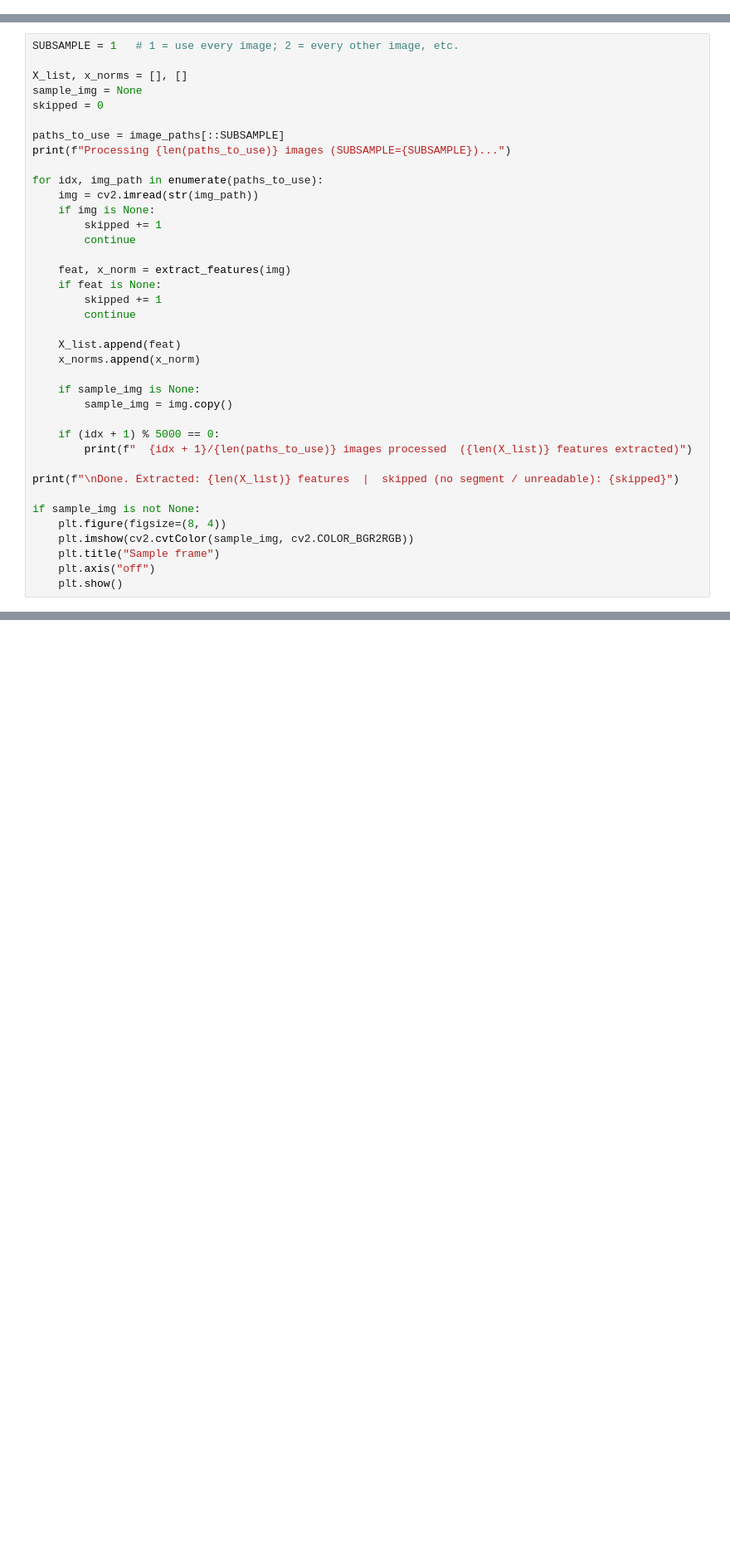
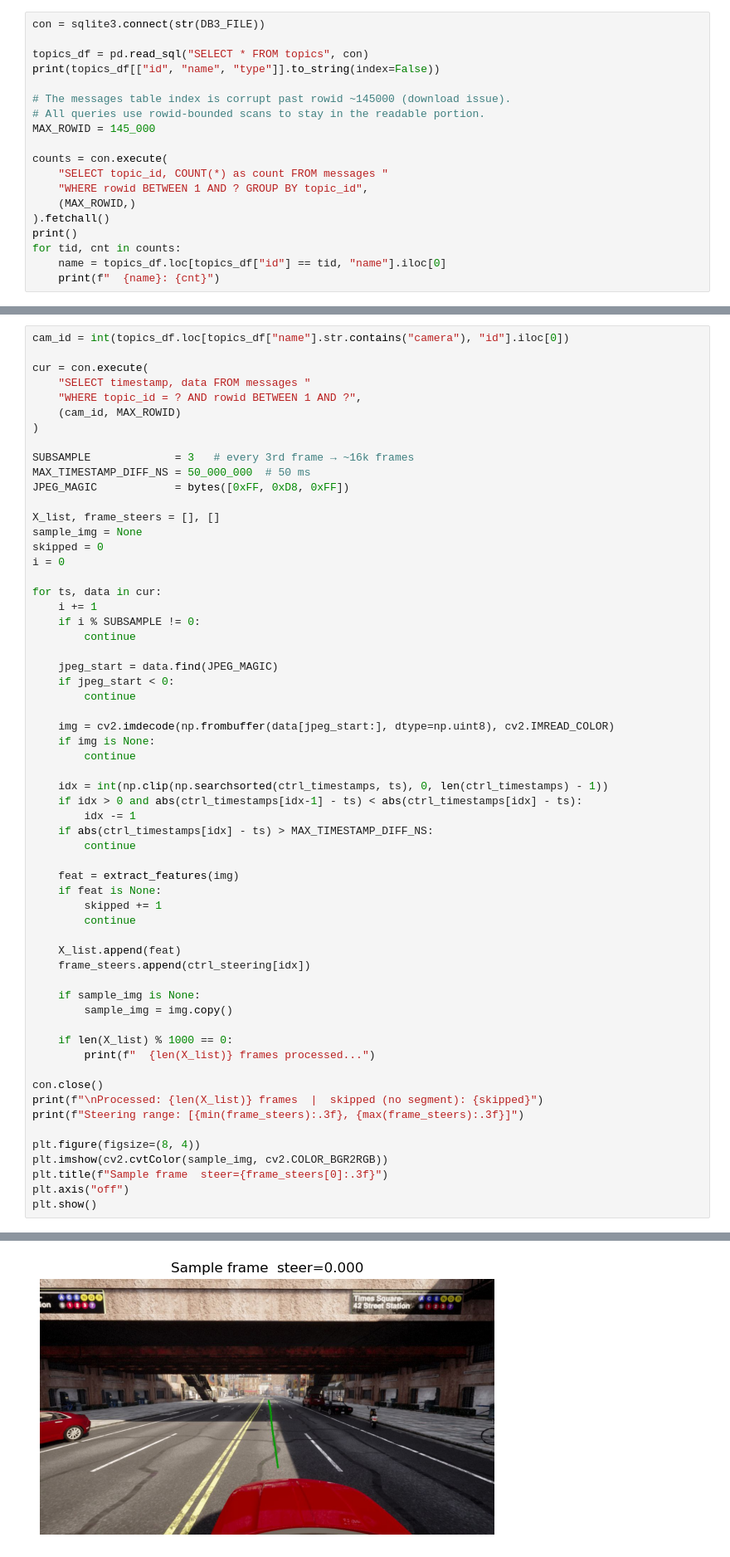
Before and after one commit to dccelectronicsgermany/Autonomous_Systems_A_Lab_Group_4, a Jupyter notebook: notebooks/01_extract_dataset.ipynb, the cells around one changed output, grey strips where cells are left out. Shown at 83% size. Saved outputs shown, nothing was run; the diff lists cells and outputs as text; blank space fills up the shorter version.

Commit message:
Updated Extract Data Set Notebook

```diff
--- a/notebooks/01_extract_dataset.ipynb
+++ b/notebooks/01_extract_dataset.ipynb
@@ -58,0 +62,19 @@ print(f"Last  image: {image_paths[-1].name}")
+# %%
+con = sqlite3.connect(str(DB3_FILE))
+
+topics_df = pd.read_sql("SELECT * FROM topics", con)
+print(topics_df[["id", "name", "type"]].to_string(index=False))
+
+# The messages table index is corrupt past rowid ~145000 (download issue).
+# All queries use rowid-bounded scans to stay in the readable portion.
+MAX_ROWID = 145_000
+
+counts = con.execute(
+    "SELECT topic_id, COUNT(*) as count FROM messages "
+    "WHERE rowid BETWEEN 1 AND ? GROUP BY topic_id",
+    (MAX_ROWID,)
+).fetchall()
+print()
+for tid, cnt in counts:
+    name = topics_df.loc[topics_df["id"] == tid, "name"].iloc[0]
+    print(f"  {name}: {cnt}")
@@ -154,38 +214,61 @@ Every image in `IMAGES_DIR` is loaded, features are extracted, and the label is
 # %%
-SUBSAMPLE = 1   # 1 = use every image; 2 = every other image, etc.
+cam_id = int(topics_df.loc[topics_df["name"].str.contains("camera"), "id"].iloc[0])
 
-X_list, x_norms = [], []
+cur = con.execute(
+    "SELECT timestamp, data FROM messages "
+    "WHERE topic_id = ? AND rowid BETWEEN 1 AND ?",
+    (cam_id, MAX_ROWID)
+)
+
+SUBSAMPLE             = 3   # every 3rd frame → ~16k frames
+MAX_TIMESTAMP_DIFF_NS = 50_000_000  # 50 ms
+JPEG_MAGIC            = bytes([0xFF, 0xD8, 0xFF])
+
+X_list, frame_steers = [], []
 sample_img = None
 skipped = 0
+i = 0
 
-paths_to_use = image_paths[::SUBSAMPLE]
-print(f"Processing {len(paths_to_use)} images (SUBSAMPLE={SUBSAMPLE})...")
-
-for idx, img_path in enumerate(paths_to_use):
-    img = cv2.imread(str(img_path))
-    if img is None:
-        skipped += 1
+for ts, data in cur:
+    i += 1
+    if i % SUBSAMPLE != 0:
         continue
 
-    feat, x_norm = extract_features(img)
+    jpeg_start = data.find(JPEG_MAGIC)
+    if jpeg_start < 0:
+        continue
+
+    img = cv2.imdecode(np.frombuffer(data[jpeg_start:], dtype=np.uint8), cv2.IMREAD_COLOR)
+    if img is None:
+        continue
+
+    idx = int(np.clip(np.searchsorted(ctrl_timestamps, ts), 0, len(ctrl_timestamps) - 1))
+    if idx > 0 and abs(ctrl_timestamps[idx-1] - ts) < abs(ctrl_timestamps[idx] - ts):
+        idx -= 1
+    if abs(ctrl_timestamps[idx] - ts) > MAX_TIMESTAMP_DIFF_NS:
+        continue
+
+    feat = extract_features(img)
     if feat is None:
         skipped += 1
         continue
 
     X_list.append(feat)
-    x_norms.append(x_norm)
+    frame_steers.append(ctrl_steering[idx])
 
     if sample_img is None:
         sample_img = img.copy()
 
-    if (idx + 1) % 5000 == 0:
-        print(f"  {idx + 1}/{len(paths_to_use)} images processed  ({len(X_list)} features extracted)")
+    if len(X_list) % 1000 == 0:
+        print(f"  {len(X_list)} frames processed...")
 
-print(f"\nDone. Extracted: {len(X_list)} features  |  skipped (no segment / unreadable): {skipped}")
+con.close()
+print(f"\nProcessed: {len(X_list)} frames  |  skipped (no segment): {skipped}")
+print(f"Steering range: [{min(frame_steers):.3f}, {max(frame_steers):.3f}]")
 
-if sample_img is not None:
-    plt.figure(figsize=(8, 4))
-    plt.imshow(cv2.cvtColor(sample_img, cv2.COLOR_BGR2RGB))
-    plt.title("Sample frame")
-    plt.axis("off")
-    plt.show()
+plt.figure(figsize=(8, 4))
+plt.imshow(cv2.cvtColor(sample_img, cv2.COLOR_BGR2RGB))
+plt.title(f"Sample frame  steer={frame_steers[0]:.3f}")
+plt.axis("off")
+plt.show()
+# %% [output]
@@ -191,0 +294 @@ if sample_img is not None:
+[figure, added]
```
Also changed, not shown: parts of 22 cells of this notebook.
